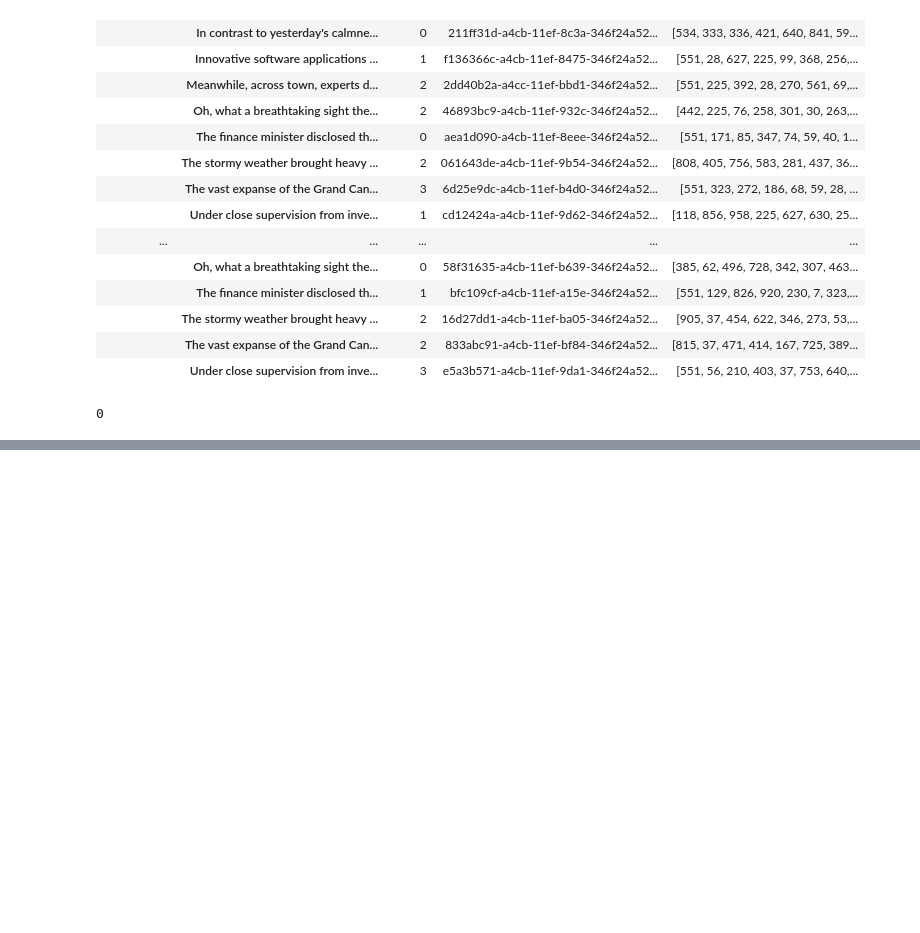
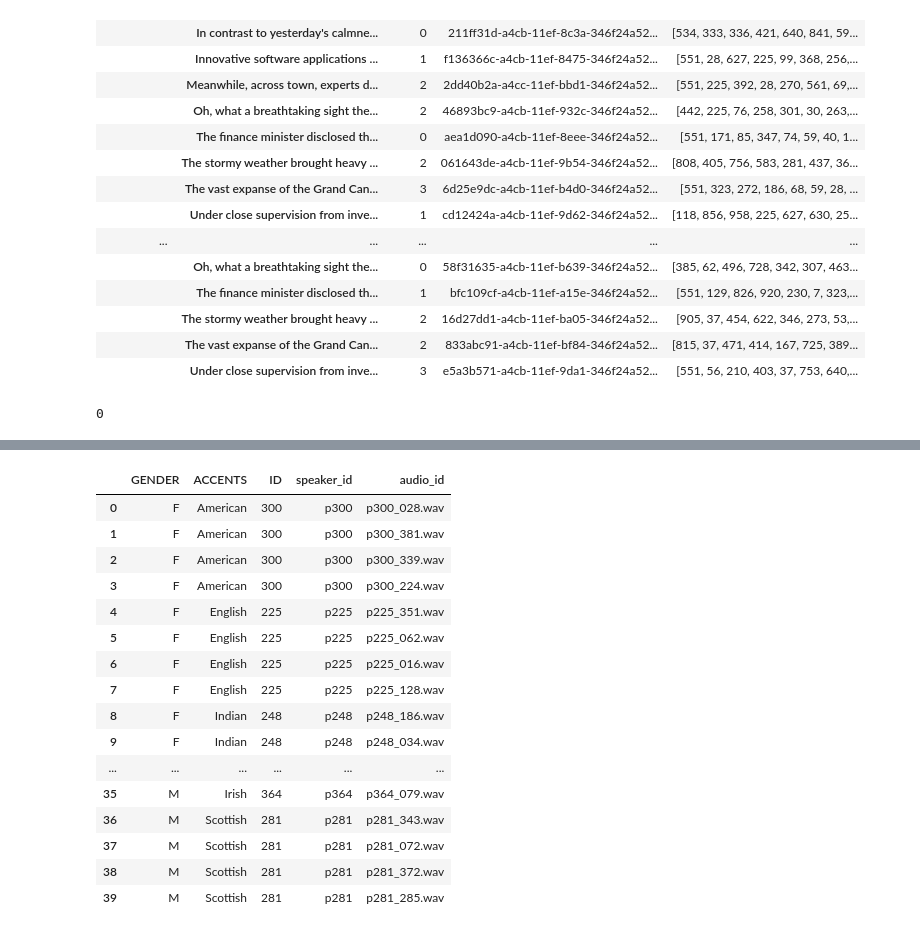
Before and after one commit to BirdWithDreams/diploma, a Jupyter notebook: my_scripts/test.ipynb, the cells around one changed output, grey strips where cells are left out. Drawn from its saved outputs; the diff is of its cells as text; code cells hidden in the pictures; blank space fills up the shorter version.

```diff
--- a/my_scripts/test.ipynb
+++ b/my_scripts/test.ipynb
@@ -698,0 +782,5 @@ df
+# %%
+rd.seed(42)
+vcsk_speakers_chosen = vcsk_speakers_grouped.loc[(slice(None), ['American', 'English', 'Indian', 'Irish', 'Scottish'])].apply(rd.choice)
+vcsk_speakers_chosen = vcsk_speakers_chosen.reset_index()
+vcsk_speakers_chosen
@@ -698,0 +848,21 @@ df
+# %%
+vctk_cmos = vctk_cmos.explode('audio_id').reset_index(drop=True)
+vctk_cmos
+# %% [output]
+|  | GENDER | ACCENTS | ID | speaker_id | audio_id |
+| 0 | F | American | 300 | p300 | p300_028.wav |
+| 1 | F | American | 300 | p300 | p300_381.wav |
+| 2 | F | American | 300 | p300 | p300_339.wav |
+| 3 | F | American | 300 | p300 | p300_224.wav |
+| 4 | F | English | 225 | p225 | p225_351.wav |
+| 5 | F | English | 225 | p225 | p225_062.wav |
+| 6 | F | English | 225 | p225 | p225_016.wav |
+| 7 | F | English | 225 | p225 | p225_128.wav |
+| 8 | F | Indian | 248 | p248 | p248_186.wav |
+| 9 | F | Indian | 248 | p248 | p248_034.wav |
+| ... | ... | ... | ... | ... | ... |
+| 35 | M | Irish | 364 | p364 | p364_079.wav |
+| 36 | M | Scottish | 281 | p281 | p281_343.wav |
+| 37 | M | Scottish | 281 | p281 | p281_072.wav |
+| 38 | M | Scottish | 281 | p281 | p281_372.wav |
+| 39 | M | Scottish | 281 | p281 | p281_285.wav |
```
Also changed, not shown: parts of 33 cells of this notebook, 8 other files.
